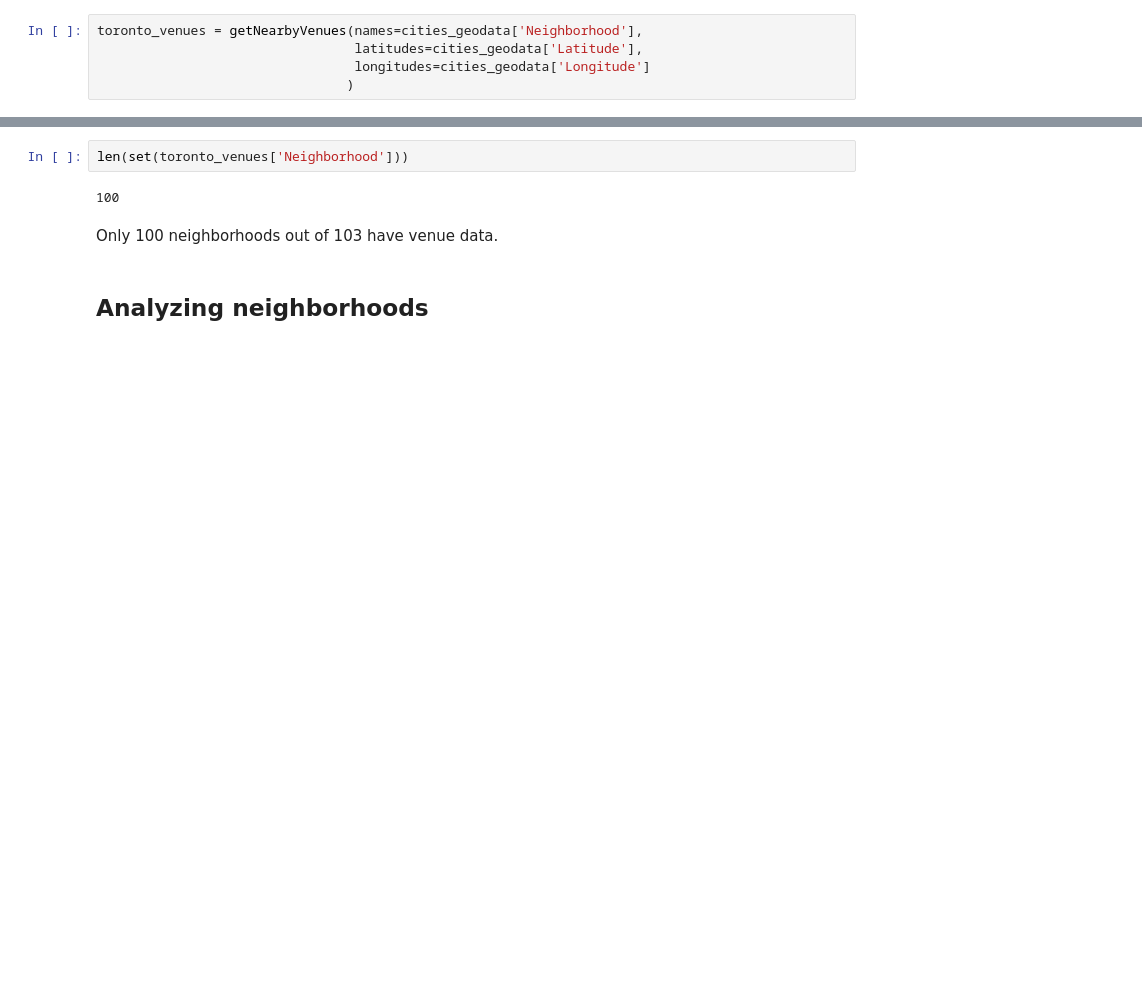
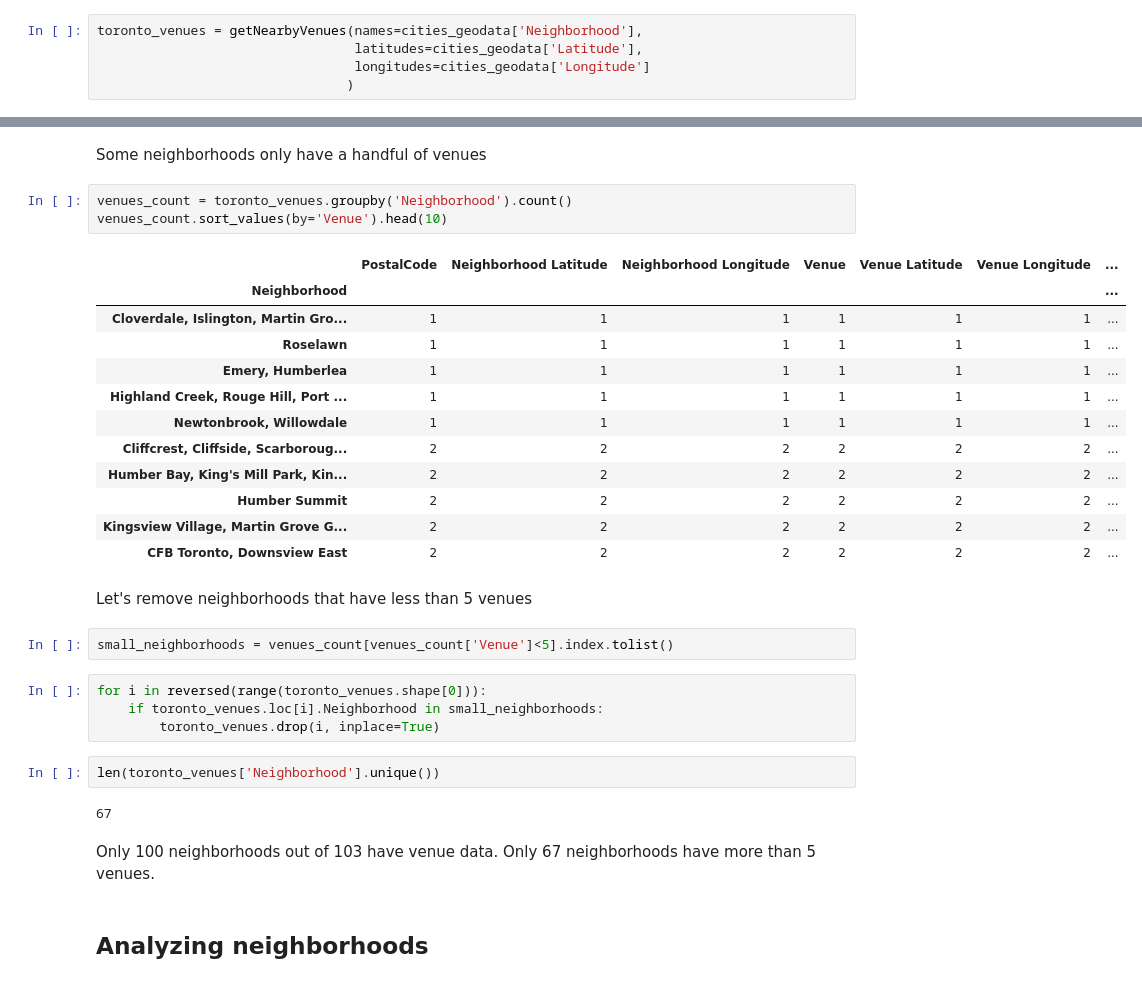
Before and after one commit to theptyza/map_moscow_metro_foursquare, a Jupyter notebook: Toronto.ipynb, the cells around one changed output, grey strips where cells are left out. Cells and saved outputs as stored; diff of their text form; blank space fills up the shorter version.

```diff
--- a/Toronto.ipynb
+++ b/Toronto.ipynb
@@ -186,9 +193,35 @@ toronto_venues.head()
+# %% [markdown]
+Some neighborhoods only have a handful of venues
+# %%
+venues_count = toronto_venues.groupby('Neighborhood').count()
+venues_count.sort_values(by='Venue').head(10)
+# %% [output]
+|  | PostalCode | Neighborhood Latitude | Neighborhood Longitude | Venue | Venue Latitude | Venue Longitude | ... |
+| Neighborhood |  |  |  |  |  |  | ... |
+| Cloverdale, Islington, Martin Gro... | 1 | 1 | 1 | 1 | 1 | 1 | ... |
+| Roselawn | 1 | 1 | 1 | 1 | 1 | 1 | ... |
+| Emery, Humberlea | 1 | 1 | 1 | 1 | 1 | 1 | ... |
+| Highland Creek, Rouge Hill, Port ... | 1 | 1 | 1 | 1 | 1 | 1 | ... |
+| Newtonbrook, Willowdale | 1 | 1 | 1 | 1 | 1 | 1 | ... |
+| Cliffcrest, Cliffside, Scarboroug... | 2 | 2 | 2 | 2 | 2 | 2 | ... |
+| Humber Bay, King's Mill Park, Kin... | 2 | 2 | 2 | 2 | 2 | 2 | ... |
+| Humber Summit | 2 | 2 | 2 | 2 | 2 | 2 | ... |
+| Kingsview Village, Martin Grove G... | 2 | 2 | 2 | 2 | 2 | 2 | ... |
+| CFB Toronto, Downsview East | 2 | 2 | 2 | 2 | 2 | 2 | ... |
+# %% [markdown]
+Let's remove neighborhoods that have less than 5 venues
+# %%
+small_neighborhoods = venues_count[venues_count['Venue']<5].index.tolist()
+# %%
+for i in reversed(range(toronto_venues.shape[0])):
+    if toronto_venues.loc[i].Neighborhood in small_neighborhoods:
+        toronto_venues.drop(i, inplace=True)
 # %%
-len(set(toronto_venues['Neighborhood']))
+len(toronto_venues['Neighborhood'].unique())
 # %% [output]
-100
+67
 # %% [markdown]
-Only 100 neighborhoods out of 103 have venue data.
+Only 100 neighborhoods out of 103 have venue data. Only 67 neighborhoods have more than 5 venues.
 # %% [markdown]
 ## Analyzing neighborhoods
 # %% [markdown]
```
Also changed, not shown: parts of 15 cells of this notebook.
